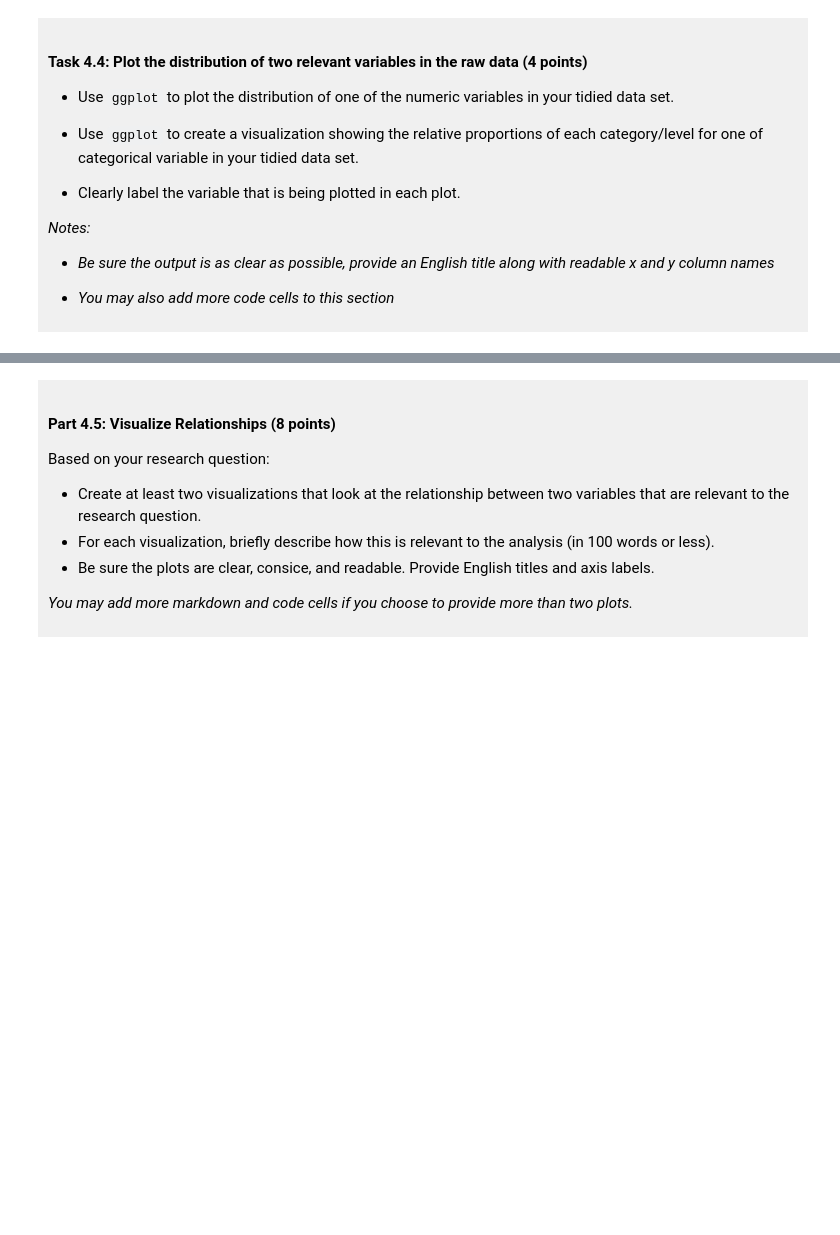
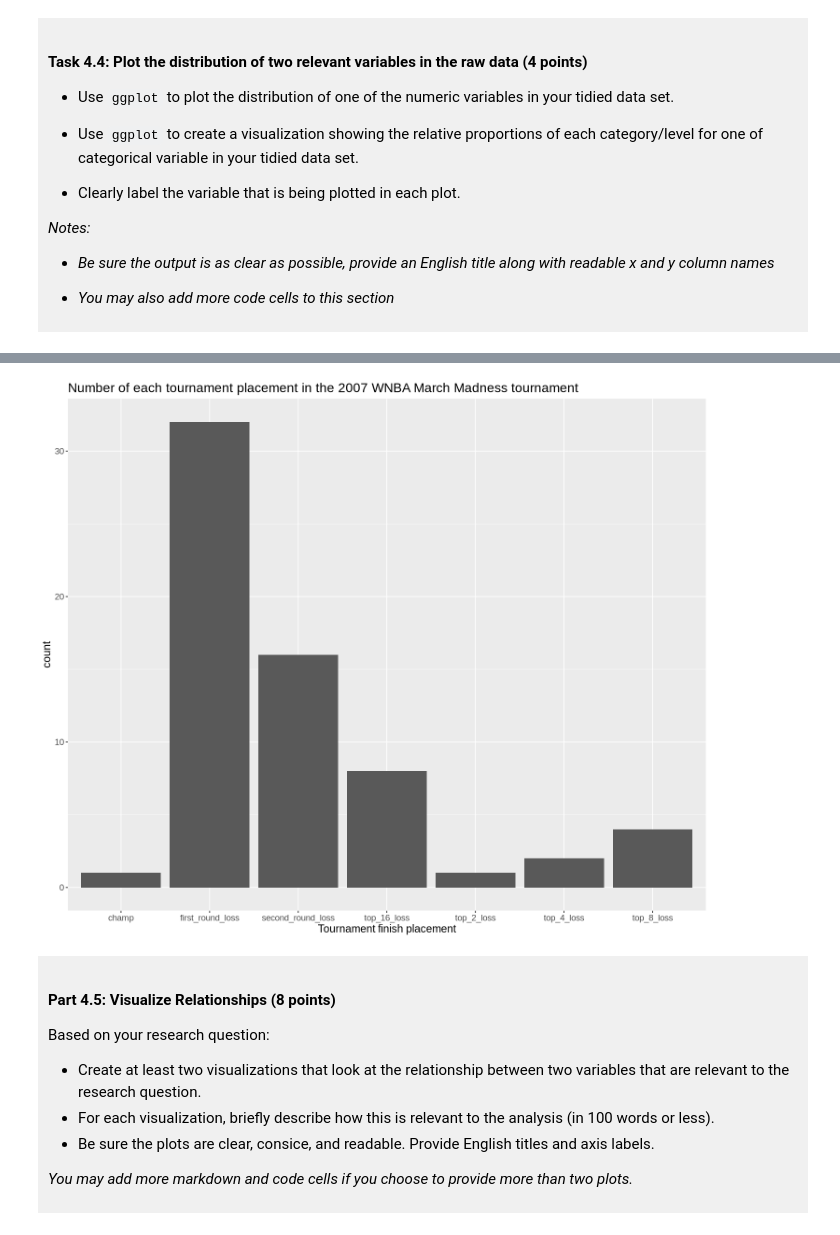
Before and after one commit to loganbcoug/dsci-100-project-logan-baldwin, a Jupyter notebook: dsci-100-project-notebook.ipynb, the cells around one changed output, grey strips where cells are left out. Saved outputs shown, nothing was run; the diff lists cells and outputs as text; code cells hidden in the pictures; blank space fills up the shorter version.

```diff
--- a/dsci-100-project-notebook.ipynb
+++ b/dsci-100-project-notebook.ipynb
@@ -307,5 +354,15 @@ You will refine your research question (if needed) and produce a tidy data set.
 # %%
-### EDIT THIS CODE CELL FOR PLOT 2 ###
+options(repr.plot.width = 12, repr.plot.height = 10)
+
+basketball_tourney_finish_plot <- basketball_selected |>
+    ggplot(aes(x = tourney_finish)) +
+    geom_bar(stat = "count") +
+    labs(x = "Tournament finish placement") +
+    ggtitle("Number of each tournament placement in the 2007 WNBA March Madness tournament") +
+    theme(text = element_text(size = 14))
+basketball_tourney_finish_plot
+# %% [output]
+[figure, added]
 # %% [markdown]
 <div style="background-color: #f0f0f0; padding: 10px;">
 
```
Also changed, not shown: parts of 10 cells of this notebook.
